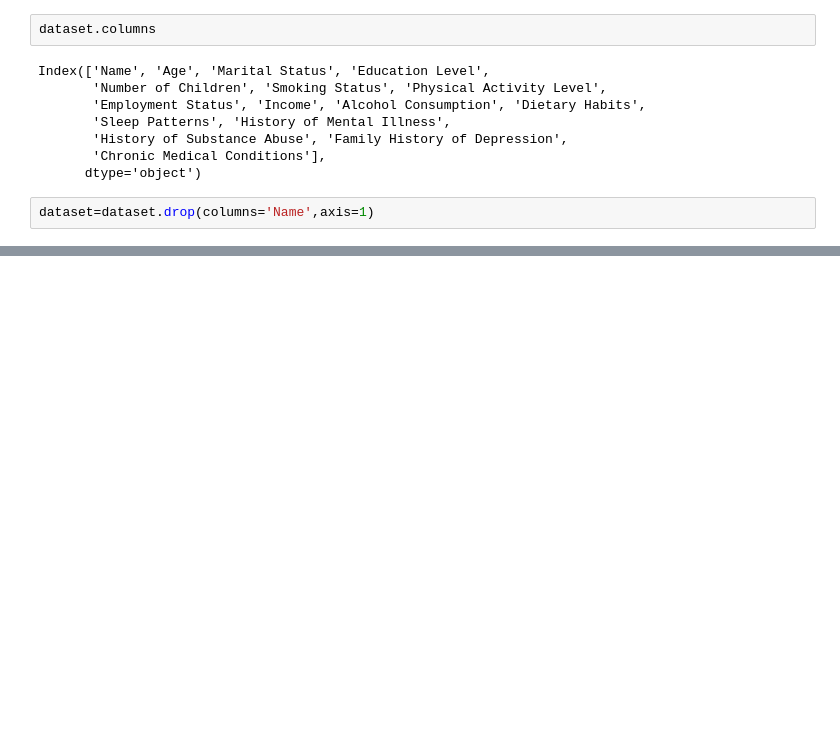
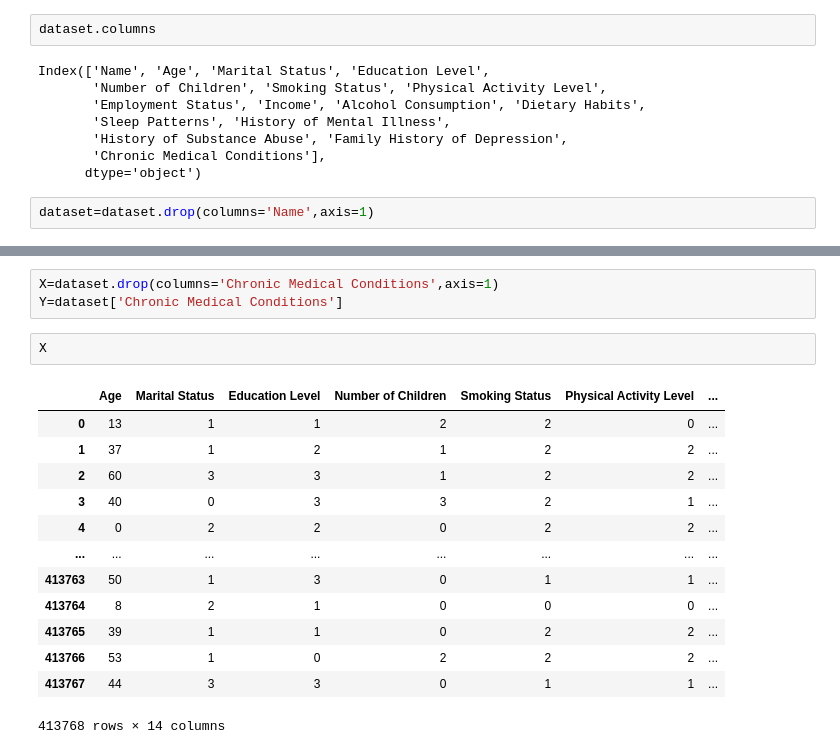
Before and after one commit to UjjwalRana12/Regression-ML, a Jupyter notebook: z_practice/depression.ipynb, the cells around one changed output, grey strips where cells are left out. Cells and saved outputs as stored; diff of their text form; blank space fills up the shorter version.

```diff
--- a/z_practice/depression.ipynb
+++ b/z_practice/depression.ipynb
@@ -116,0 +182,19 @@ dataset['']
+# %%
+X=dataset.drop(columns='Chronic Medical Conditions',axis=1)
+Y=dataset['Chronic Medical Conditions']
+# %%
+X
+# %% [output]
+|  | Age | Marital Status | Education Level | Number of Children | Smoking Status | Physical Activity Level | ... |
+| 0 | 13 | 1 | 1 | 2 | 2 | 0 | ... |
+| 1 | 37 | 1 | 2 | 1 | 2 | 2 | ... |
+| 2 | 60 | 3 | 3 | 1 | 2 | 2 | ... |
+| 3 | 40 | 0 | 3 | 3 | 2 | 1 | ... |
+| 4 | 0 | 2 | 2 | 0 | 2 | 2 | ... |
+| ... | ... | ... | ... | ... | ... | ... | ... |
+| 413763 | 50 | 1 | 3 | 0 | 1 | 1 | ... |
+| 413764 | 8 | 2 | 1 | 0 | 0 | 0 | ... |
+| 413765 | 39 | 1 | 1 | 0 | 2 | 2 | ... |
+| 413766 | 53 | 1 | 0 | 2 | 2 | 2 | ... |
+| 413767 | 44 | 3 | 3 | 0 | 1 | 1 | ... |
+413768 rows × 14 columns
```
Also changed, not shown: parts of 14 cells of this notebook.
